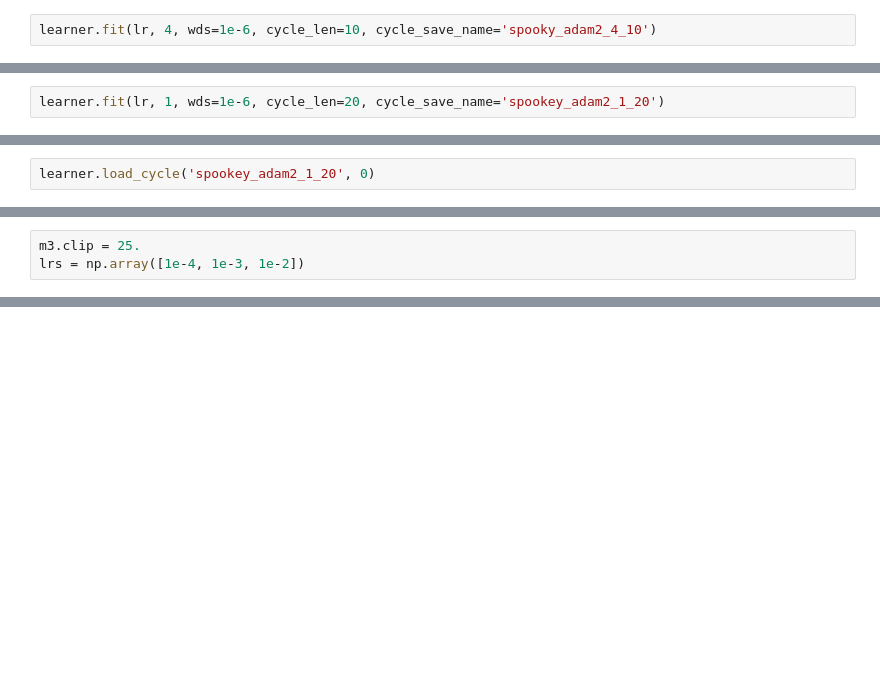
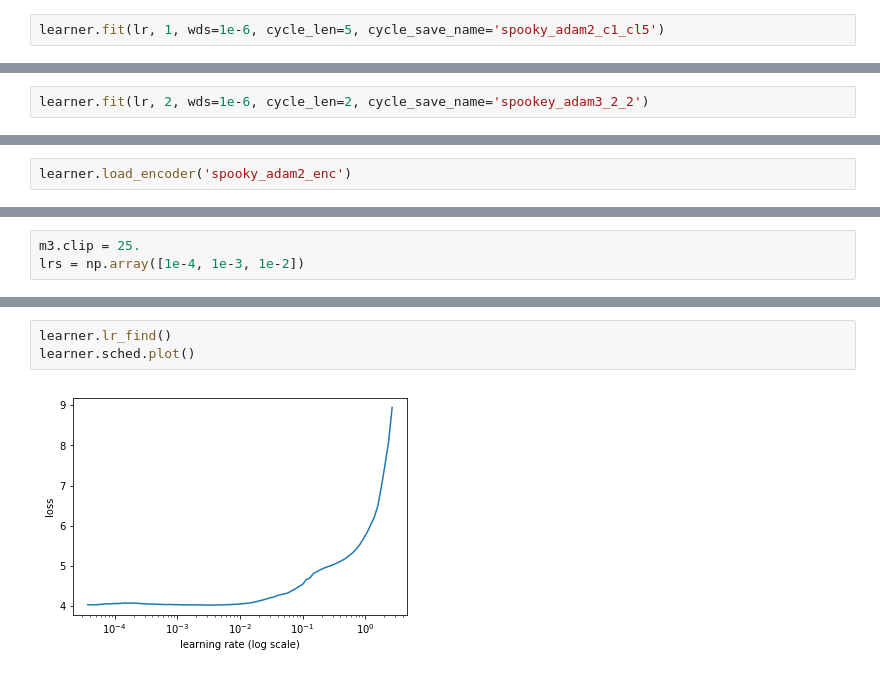
Before and after one commit to ohmeow/fastai-projects, a Jupyter notebook: part1v2/dl1/lesson4-spooky.ipynb, the cells around one changed output, grey strips where cells are left out. Drawn from its saved outputs; the diff is of its cells as text; blank space fills up the shorter version.

```diff
--- a/part1v2/dl1/lesson4-spooky.ipynb
+++ b/part1v2/dl1/lesson4-spooky.ipynb
@@ -168,7 +177,7 @@ If you're reading this message in another frontend (for example, a static render
 learner.save_encoder('spooky_adam1_enc')
 # learner.load_encoder('spooky_adam1_enc')
 # %%
-learner.fit(lr, 4, wds=1e-6, cycle_len=10, cycle_save_name='spooky_adam2_4_10')
+learner.fit(lr, 1, wds=1e-6, cycle_len=5, cycle_save_name='spooky_adam2_c1_cl5')
 # %% [output]
 Failed to display Jupyter Widget of type HBox.
 If you're reading this message in the Jupyter Notebook or JupyterLab Notebook, it may mean that the widgets JavaScript is still loading. If this message persists, it likely means that the widgets Java ...
@@ -194,7 +191,7 @@ If you're reading this message in another frontend (for example, a static render
 learner.save_encoder('spooky_adam2_enc')
 # learner.load_encoder('spooky_adam2_enc')
 # %%
-learner.fit(lr, 1, wds=1e-6, cycle_len=20, cycle_save_name='spookey_adam2_1_20')
+learner.fit(lr, 2, wds=1e-6, cycle_len=2, cycle_save_name='spookey_adam3_2_2')
 # %% [output]
 Failed to display Jupyter Widget of type HBox.
 If you're reading this message in the Jupyter Notebook or JupyterLab Notebook, it may mean that the widgets JavaScript is still loading. If this message persists, it likely means that the widgets Java ...
@@ -222,6 +203,6 @@ If you're reading this message in another frontend (for example, a static render
-# %%
-learner.load_cycle('spookey_adam2_1_20', 0)
 # %%
 learner.save_encoder('spooky_adam3_enc')
+# %%
+learner.load_encoder('spooky_adam2_enc')
 # %%
 # metric perplexity (how language model accuracy generally measured) = exp() of loss functino
@@ -320,0 +333,5 @@ m3.fit(lrs, 7, metrics=[accuracy], cycle_len=2, cycle_save_name='imdb_sent1_c7_c
+# %%
+learner.lr_find()
+learner.sched.plot()
+# %% [output]
+[figure, added]
```
Also changed, not shown: parts of 34 cells of this notebook, 2 other files.
